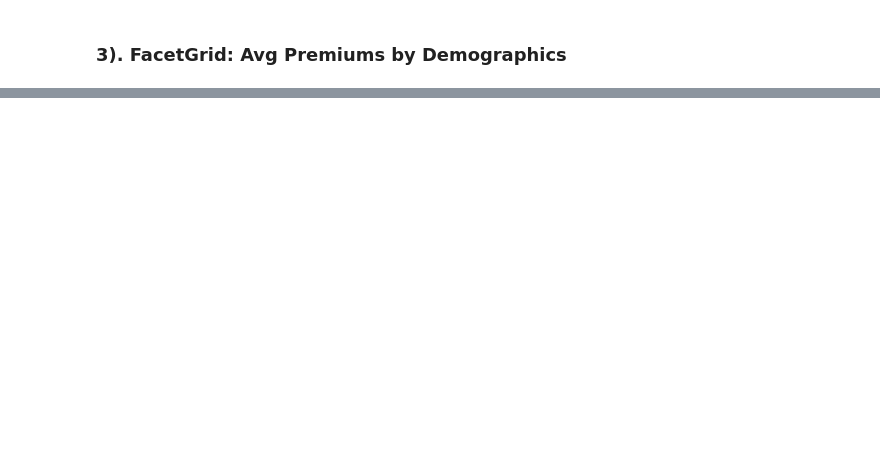
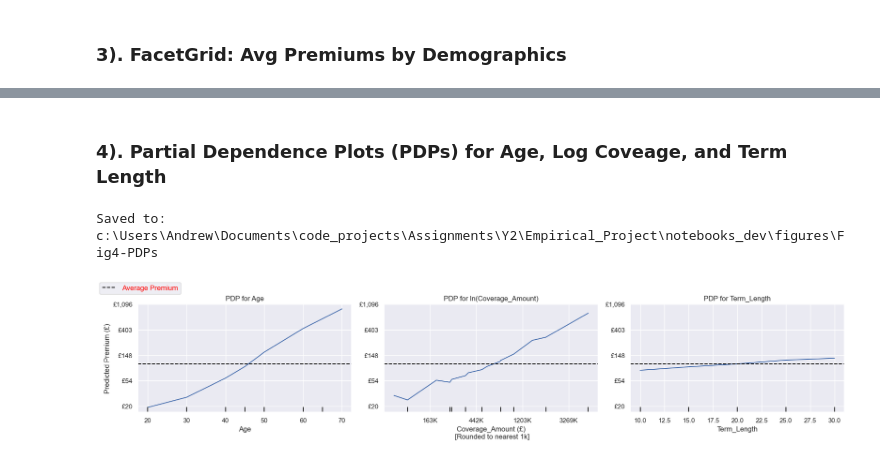
Before and after one commit to freitas-andrew/life-insurance-scraper-ml-study, a Jupyter notebook: notebooks_dev/02_analysis.ipynb, the cells around one changed output, grey strips where cells are left out. Drawn from its saved outputs; the diff is of its cells as text; code cells hidden in the pictures; blank space fills up the shorter version.

```diff
--- a/notebooks_dev/02_analysis.ipynb
+++ b/notebooks_dev/02_analysis.ipynb
@@ -129,0 +132,49 @@ Saved to: c:\Users\Andrew\Documents\code_projects\Assignments\Y2\Empirical_Proje
+# %% [markdown]
+### 4\). Partial Dependence Plots (PDPs) for Age, Log Coveage, and Term Length
+# %%
+# -- PDPs for Age, ln(Coverage_Amount) and Term_Length ---
+# Visualising the marginal effect of key features on the model's predicted log premium.
+
+# Defining the features we want to explore in the PDPs
+features_to_plot = ["Age", "ln(Coverage_Amount)", "Term_Length"]
+
+# Creating subplots: one for each feature
+fig, ax = plt.subplots(1, len(features_to_plot), figsize=(6 * len(features_to_plot), 4))
+
+# Generating PDPs for the selected features using the trained model
+disp = PartialDependenceDisplay.from_estimator(model, X, features_to_plot, ax=ax)
+
+# Computing the global prediction average for reference line (from test set)
+global_prediction = np.mean(model.predict(X_test))
+
+# Formatting subplot titles and overlaying a horizontal line for the global average prediction
+for axis, feature in zip(ax, features_to_plot):
+    axis.set_title(f'PDP for {feature}')
+    axis.axhline(global_prediction, color='black', linestyle='--', linewidth=1.5, label='Average Premium')
+
+# Relabelling y-axis and x-axis to show raw premiums
+for i, axis in enumerate(ax):
+    axis.yaxis.set_major_formatter(FuncFormatter(lambda y, _: f"£{int(np.exp(y)):,}"))
+    # Only for the ln(Coverage_Amount) plot
+    if features_to_plot[i] == "ln(Coverage_Amount)":
+        axis.xaxis.set_major_formatter(FuncFormatter(lambda x, _: f"{round(np.exp(x) / 1e3) * 1e3 / 1e3:.0f}K"))
+        axis.set_xlabel("Coverage_Amount (£)\n [Rounded to nearest 1k]")
+
+# Labelling only the first y-axis to avoid clutter
+for i, axis in enumerate(ax):
+    if i != 0:
+        axis.set_ylabel("")
+    else:
+        axis.set_ylabel("Predicted Premium (£)")
+
+# Creating a single figure-level legend
+legend_handle = mlines.Line2D([], [], color='black', linestyle='--', linewidth=1.5, label='Average Premium')
+fig.legend(handles=[legend_handle], loc='upper left', ncol=1, fontsize="medium", labelcolor="red")
+
+# Adjusting layout to make space for legend
+plt.tight_layout(rect=[0, 0, 1, 0.95])
+save_fig(plt, "Fig4-PDPs")
+plt.show()
+# %% [output]
+Saved to: c:\Users\Andrew\Documents\code_projects\Assignments\Y2\Empirical_Project\notebooks_dev\figures\Fig4-PDPs
+[figure, added]
```
Also changed, not shown: parts of 20 cells of this notebook, 22 other files.
